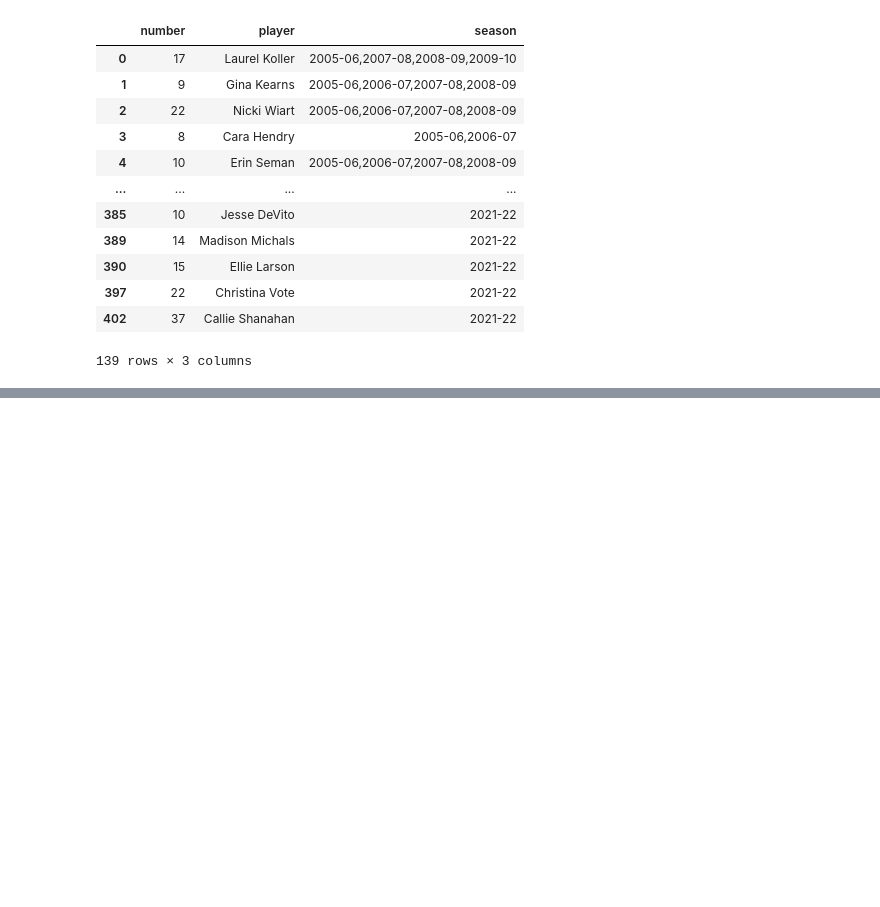
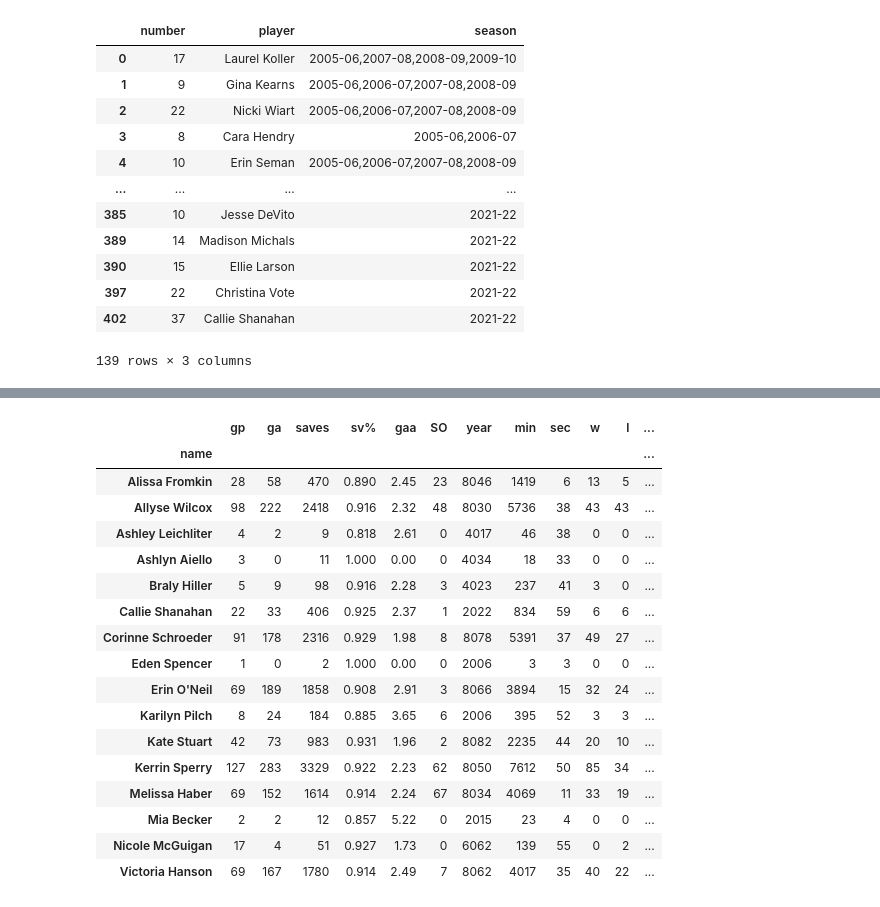
Before and after one commit to redsoxfan2194/buhockeystats, a Jupyter notebook: BU Women's Record Book.ipynb, the cells around one changed output, grey strips where cells are left out. Cells and saved outputs as stored; diff of their text form; code cells hidden in the pictures; blank space fills up the shorter version.

```diff
--- a/BU Women's Record Book.ipynb
+++ b/BU Women's Record Book.ipynb
@@ -455,0 +505,10 @@ dfJerseyWomens=pd.DataFrame(jerseyList)
+# %%
+x=dfA.to_string().split('\n')[1:]
+s=[]
+for i in x:
+    d=list(filter(None,i.split('  ')))
+    d[2]=d[2][0:4]+'-'+d[2][-2:]
+    s.append(d[2])
+df['season']=s
+# %%
+df['season']=s
@@ -455,0 +521,4 @@ dfJerseyWomens=pd.DataFrame(jerseyList)
+# %%
+for i in df[['season','gp','goals','assists','pts','pin','pim']].to_string().split('\n'):
+    row=list(filter(None,i.split('  ')))
+    print("\t".join(row))
@@ -455,0 +603,22 @@ dfJerseyWomens=pd.DataFrame(jerseyList)
+# %%
+minsSplit=dfSeasGoalie['mins'].str.split(':',expand=True)
+dfSeasGoalie[['w','l','t']]=dfSeasGoalie['record'].str.split('-',expand=True)
+dfSeasGoalie['min']=minsSplit[0].astype('int')
+dfSeasGoalie['sec']=minsSplit[1].astype('int')
+
+dfSeasGoalie['w']=dfSeasGoalie['w'].astype('int')
+dfSeasGoalie['l']=dfSeasGoalie['l'].astype('int')
+dfSeasGoalie['t']=dfSeasGoalie['t'].astype('int')
+dfTot=dfSeasGoalie.groupby('name').sum()
+dfA=dfSeasGoalie.groupby('name')['season'].apply(','.join).reset_index()
+x=dfA.to_string().split('\n')[1:]
+s=[]
+for i in x:
+    d=list(filter(None,i.split('  ')))
+    d[2]=d[2][0:4]+'-'+d[2][-2:]
+    s.append(d[2])
+dfTot['season']=s
+dfTot['sv%']=round(dfTot['saves']/(dfTot['ga']+dfTot['saves']),3)
+dfTot['min']=dfTot['min']+dfTot['sec']//60
+dfTot['sec']%=60
+dfTot['gaa']=round(dfTot['ga']*60/dfTot['min'],2)
@@ -455,0 +648,21 @@ dfJerseyWomens=pd.DataFrame(jerseyList)
+# %%
+dfTot
+# %% [output]
+|  | gp | ga | saves | sv% | gaa | SO | year | min | sec | w | l | ... |
+| name |  |  |  |  |  |  |  |  |  |  |  | ... |
+| Alissa Fromkin | 28 | 58 | 470 | 0.890 | 2.45 | 23 | 8046 | 1419 | 6 | 13 | 5 | ... |
+| Allyse Wilcox | 98 | 222 | 2418 | 0.916 | 2.32 | 48 | 8030 | 5736 | 38 | 43 | 43 | ... |
+| Ashley Leichliter | 4 | 2 | 9 | 0.818 | 2.61 | 0 | 4017 | 46 | 38 | 0 | 0 | ... |
+| Ashlyn Aiello | 3 | 0 | 11 | 1.000 | 0.00 | 0 | 4034 | 18 | 33 | 0 | 0 | ... |
+| Braly Hiller | 5 | 9 | 98 | 0.916 | 2.28 | 3 | 4023 | 237 | 41 | 3 | 0 | ... |
+| Callie Shanahan | 22 | 33 | 406 | 0.925 | 2.37 | 1 | 2022 | 834 | 59 | 6 | 6 | ... |
+| Corinne Schroeder | 91 | 178 | 2316 | 0.929 | 1.98 | 8 | 8078 | 5391 | 37 | 49 | 27 | ... |
+| Eden Spencer | 1 | 0 | 2 | 1.000 | 0.00 | 0 | 2006 | 3 | 3 | 0 | 0 | ... |
+| Erin O'Neil | 69 | 189 | 1858 | 0.908 | 2.91 | 3 | 8066 | 3894 | 15 | 32 | 24 | ... |
+| Karilyn Pilch | 8 | 24 | 184 | 0.885 | 3.65 | 6 | 2006 | 395 | 52 | 3 | 3 | ... |
+| Kate Stuart | 42 | 73 | 983 | 0.931 | 1.96 | 2 | 8082 | 2235 | 44 | 20 | 10 | ... |
+| Kerrin Sperry | 127 | 283 | 3329 | 0.922 | 2.23 | 62 | 8050 | 7612 | 50 | 85 | 34 | ... |
+| Melissa Haber | 69 | 152 | 1614 | 0.914 | 2.24 | 67 | 8034 | 4069 | 11 | 33 | 19 | ... |
+| Mia Becker | 2 | 2 | 12 | 0.857 | 5.22 | 0 | 2015 | 23 | 4 | 0 | 0 | ... |
+| Nicole McGuigan | 17 | 4 | 51 | 0.927 | 1.73 | 0 | 6062 | 139 | 55 | 0 | 2 | ... |
+| Victoria Hanson | 69 | 167 | 1780 | 0.914 | 2.49 | 7 | 8062 | 4017 | 35 | 40 | 22 | ... |
```
Also changed, not shown: parts of 14 cells of this notebook, 4 other files.
